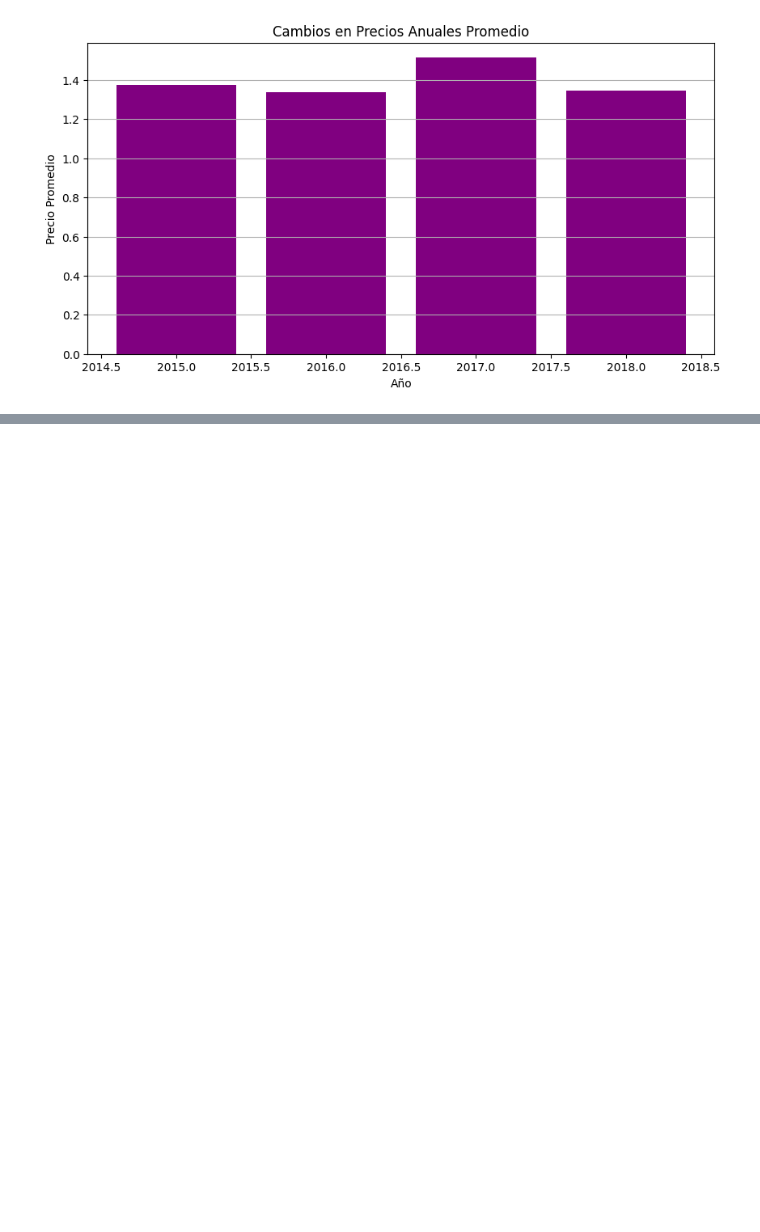
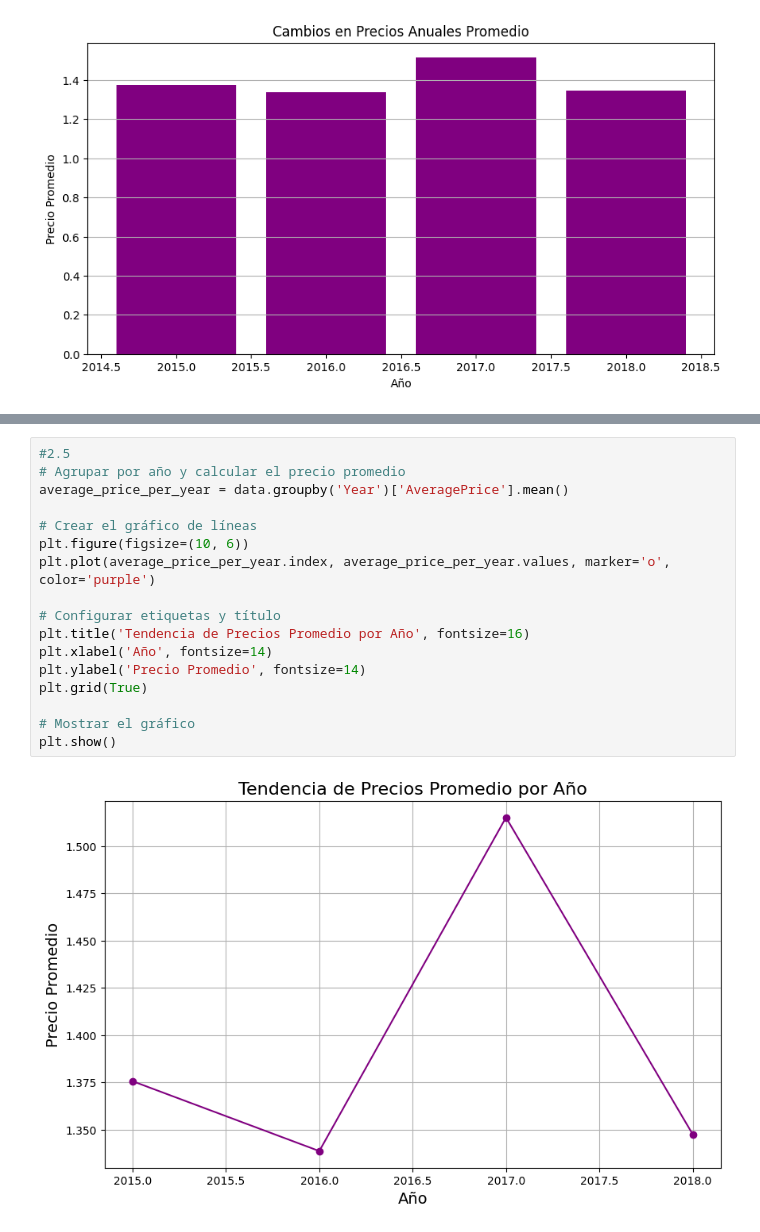
Before and after one commit to Layola27/Proyecto1-IA, a Jupyter notebook: proyecto.ipynb, the cells around one changed output, grey strips where cells are left out. Drawn from its saved outputs; the diff is of its cells as text; blank space fills up the shorter version.

```diff
--- a/proyecto.ipynb
+++ b/proyecto.ipynb
@@ -458,0 +542,19 @@ NameError: name 'data' is not defined
+# %%
+#2.5
+# Agrupar por año y calcular el precio promedio
+average_price_per_year = data.groupby('Year')['AveragePrice'].mean()
+
+# Crear el gráfico de líneas
+plt.figure(figsize=(10, 6))
+plt.plot(average_price_per_year.index, average_price_per_year.values, marker='o', color='purple')
+
+# Configurar etiquetas y título
+plt.title('Tendencia de Precios Promedio por Año', fontsize=16)
+plt.xlabel('Año', fontsize=14)
+plt.ylabel('Precio Promedio', fontsize=14)
+plt.grid(True)
+
+# Mostrar el gráfico
+plt.show()
+# %% [output]
+[figure, added]
```
Also changed, not shown: parts of 21 cells of this notebook.
